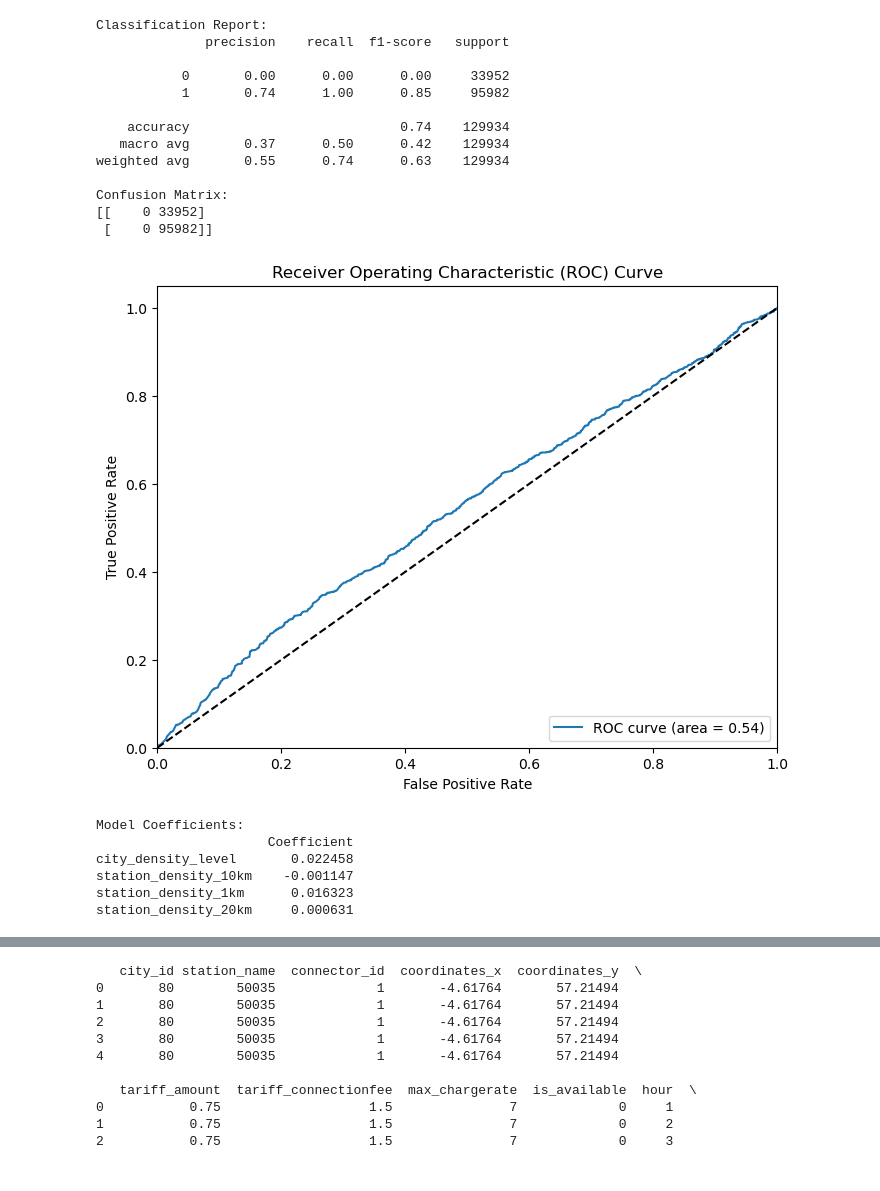
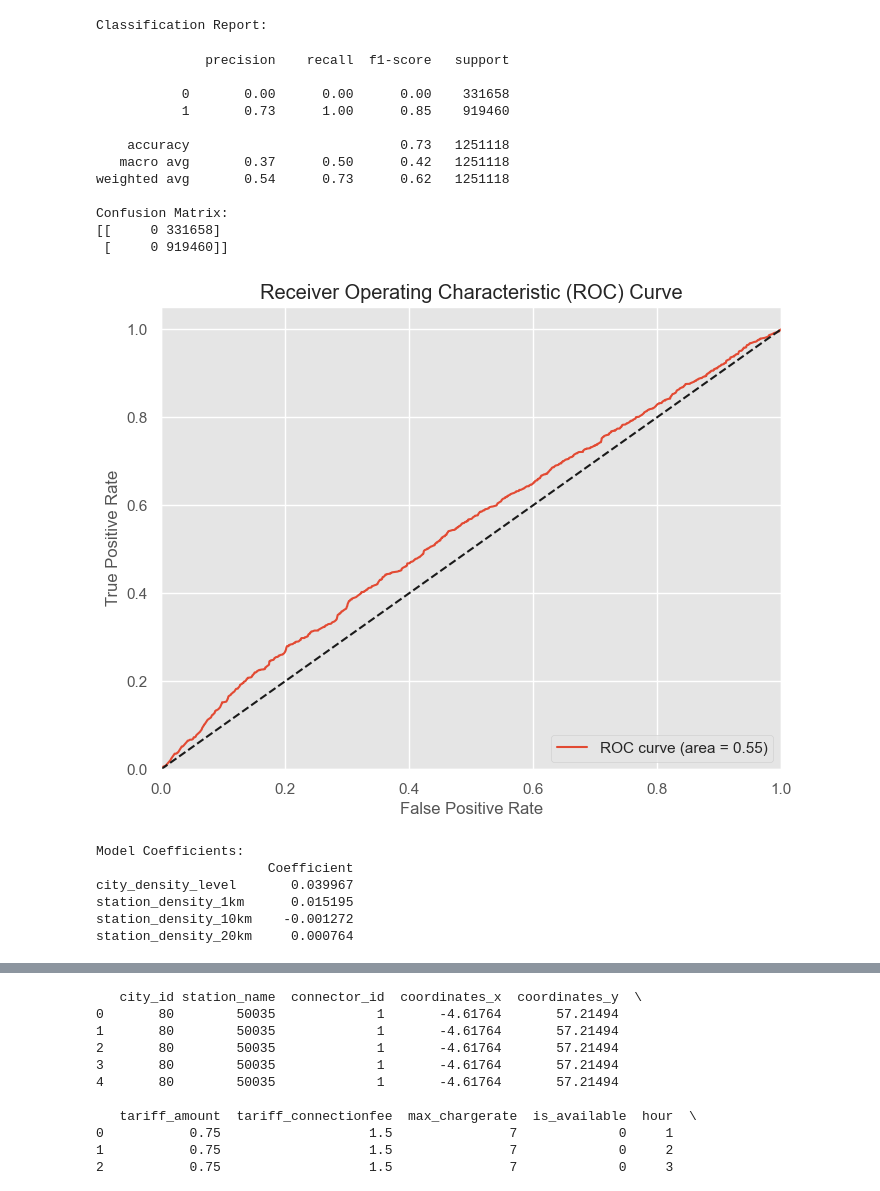
Before and after one commit to colinymzh/evcharger-availability-prediction, a Jupyter notebook: analysis.ipynb, the cells around one changed output, grey strips where cells are left out. Saved outputs shown, nothing was run; the diff lists cells and outputs as text; code cells hidden in the pictures.

```diff
--- a/analysis.ipynb
+++ b/analysis.ipynb
@@ -1,8 +1,19 @@
 # %%
 import pandas as pd
-
+import matplotlib.pyplot as plt
+import seaborn as sns
+import pandas as pd
+import matplotlib.pyplot as plt
+import numpy as np
+from sklearn.linear_model import LogisticRegression
+from sklearn.model_selection import train_test_split
+from sklearn.metrics import classification_report, confusion_matrix, roc_curve, roc_auc_score
+from sklearn.model_selection import train_test_split
+from sklearn.neighbors import BallTree
+from scipy import stats
+from scipy.stats import ttest_ind
 # 读取数据
-df = pd.read_csv('cleaned_charging_station_data_20240723_205829.csv')
+df = pd.read_csv('cleaned_charging_station_data.csv')
 
 # 查看数据结构
 print(df.head())
@@ -92,9 +103,5 @@ plt.show()
 # %%
-import pandas as pd
-import matplotlib.pyplot as plt
 
-# 读取数据
-df = pd.read_csv('analysis.csv')
 
 # 按天气条件聚合数据，计算每种天气条件下的平均可用性
 weather_columns = ['weather_Clear', 'weather_Clouds', 'weather_Drizzle', 'weather_Fog',
@@ -219,0 +183,14 @@ plt.show()
+# %%
+
+
+# 设置图表风格
+sns.set_theme(style="whitegrid")
+
+
+# 2. 平均可用性vs城市密度级别的箱线图
+plt.figure(figsize=(10, 6))
+sns.boxplot(x='city_density_level', y='avg_availability', data=station_summary)
+plt.title('Average Availability vs City Density Level')
+plt.xlabel('City Density Level')
+plt.ylabel('Average Availability')
+plt.show()
@@ -220,9 +295,7 @@ plt.show()
 # %%
-from sklearn.linear_model import LogisticRegression
-from sklearn.model_selection import train_test_split
-from sklearn.metrics import classification_report, confusion_matrix, roc_curve, roc_auc_score
-import matplotlib.pyplot as plt
 
+
+density_columns = ['city_density_level', 'station_density_1km', 'station_density_10km', 'station_density_20km']
 # 特征和目标变量
 X = df[density_columns]
 y = df['is_available']
@@ -239,52 +312,52 @@ y_pred = log_reg.predict(X_test)
 y_pred_prob = log_reg.predict_proba(X_test)[:, 1]
 
 # 输出分类报告和混淆矩阵
 print("Classification Report:")
 print(classification_report(y_test, y_pred))
 
 print("Confusion Matrix:")
 print(confusion_matrix(y_test, y_pred))
 
 # ROC曲线和AUC值
 fpr, tpr, thresholds = roc_curve(y_test, y_pred_prob)
 roc_auc = roc_auc_score(y_test, y_pred_prob)
 
 plt.figure(figsize=(8, 6))
 plt.plot(fpr, tpr, label=f'ROC curve (area = {roc_auc:.2f})')
 plt.plot([0, 1], [0, 1], 'k--')
 plt.xlim([0.0, 1.0])
 plt.ylim([0.0, 1.05])
 plt.xlabel('False Positive Rate')
 plt.ylabel('True Positive Rate')
 plt.title('Receiver Operating Characteristic (ROC) Curve')
 plt.legend(loc='lower right')
 plt.show()
 
 # 模型系数
 coefficients = pd.DataFrame(log_reg.coef_.T, index=density_columns, columns=['Coefficient'])
 print("Model Coefficients:")
 print(coefficients)
 # %% [output]
 Classification Report:
-              precision    recall  f1-score   support
-
-           0       0.00      0.00      0.00     33952
-           1       0.74      1.00      0.85     95982
-
-    accuracy                           0.74    129934
-   macro avg       0.37      0.50      0.42    129934
-weighted avg       0.55      0.74      0.63    129934
-
-Confusion Matrix:
-[[    0 33952]
- [    0 95982]]
+              precision    recall  f1-score   support
+
+           0       0.00      0.00      0.00    331658
+           1       0.73      1.00      0.85    919460
+
+    accuracy                           0.73   1251118
+   macro avg       0.37      0.50      0.42   1251118
+weighted avg       0.54      0.73      0.62   1251118
+
+Confusion Matrix:
+[[     0 331658]
+ [     0 919460]]
-[figure, old version]
+[figure, new version]
-Model Coefficients:
-                      Coefficient
-city_density_level       0.022458
-station_density_10km    -0.001147
-station_density_1km      0.016323
-station_density_20km     0.000631
+Model Coefficients:
+                      Coefficient
+city_density_level       0.039967
+station_density_1km      0.015195
+station_density_10km    -0.001272
+station_density_20km     0.000764
 # %%
 # 计算逻辑回归模型的准确性
 accuracy = log_reg.score(X_test, y_test)
```
Also changed, not shown: parts of 20 cells of this notebook.
